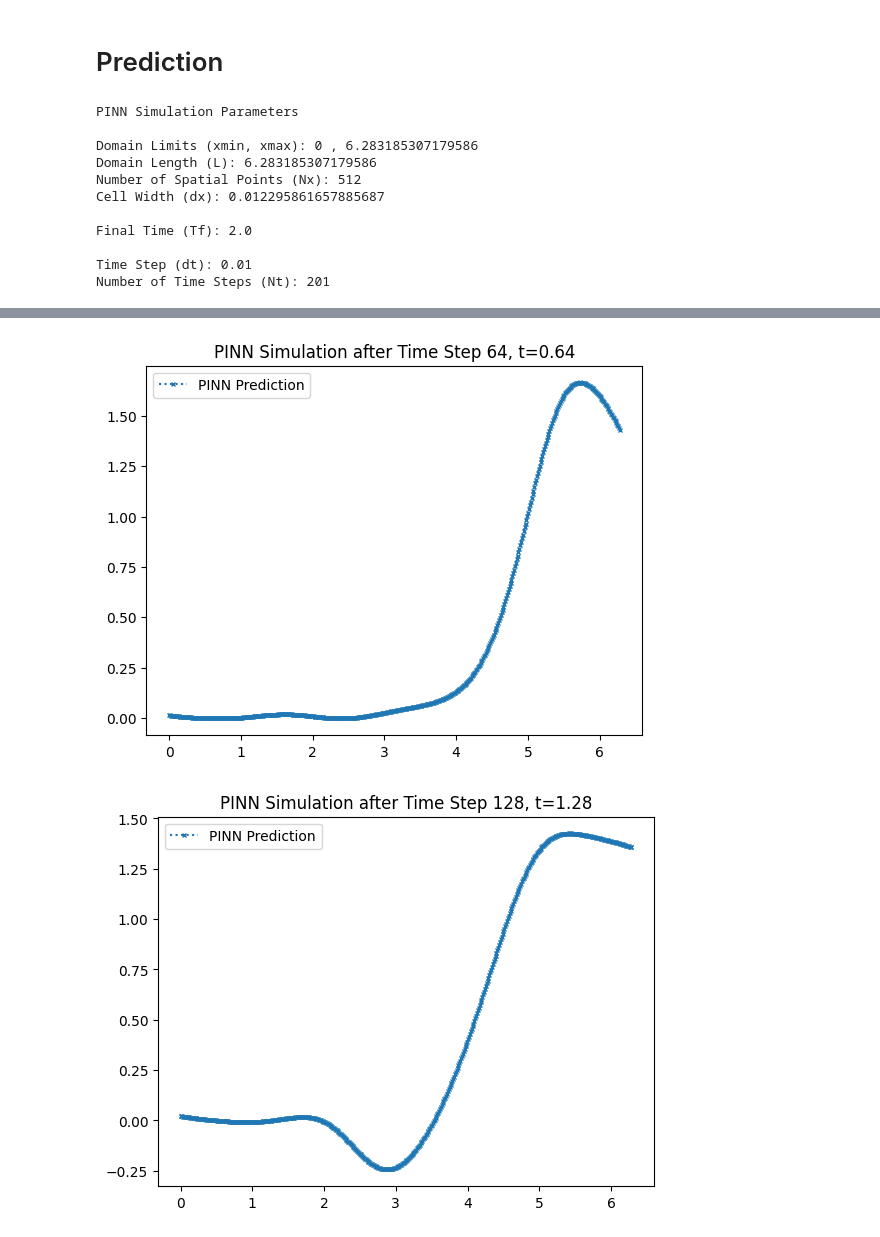
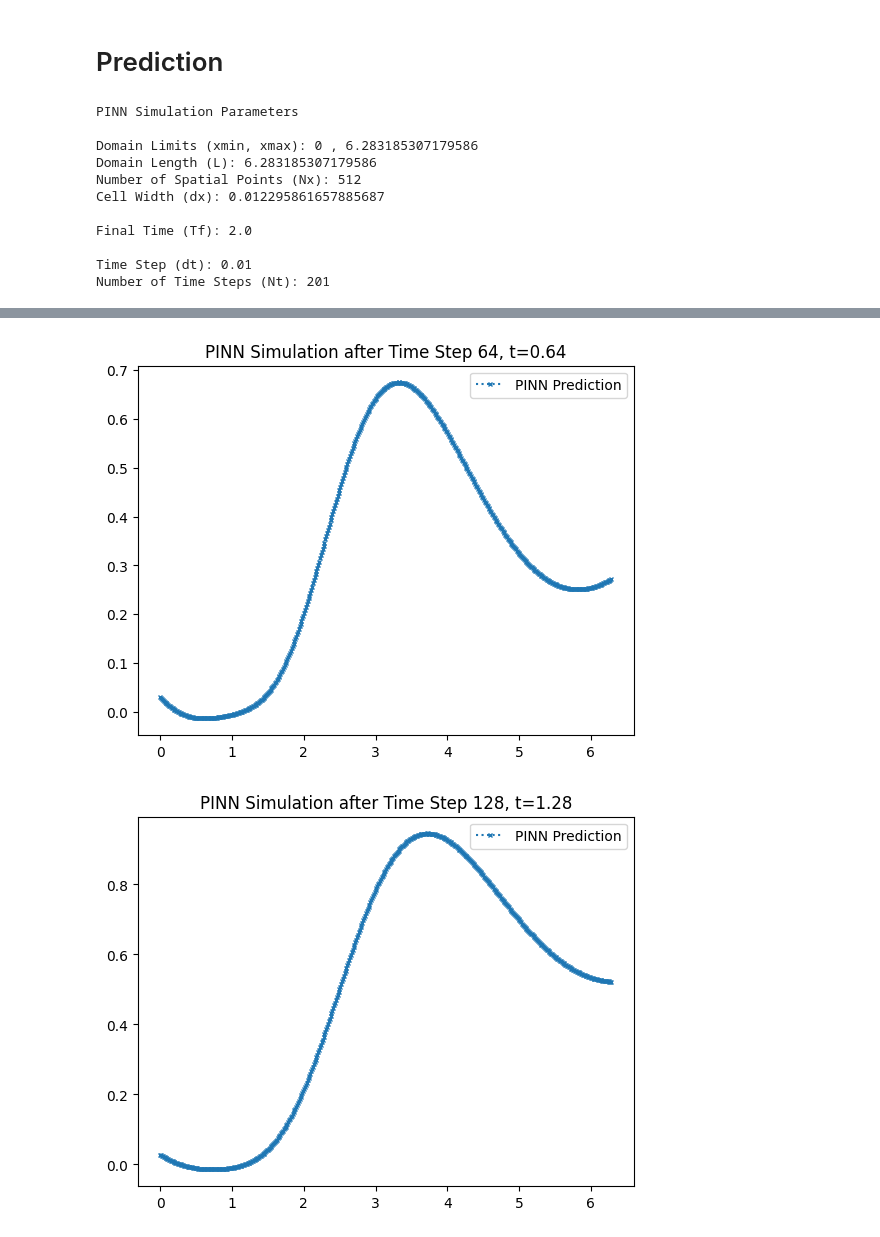
Before and after one commit to nishantak/numerical_sim_PINN, a Jupyter notebook: PINN_Kuramoto/pinn_solver.ipynb, the cells around one changed output, grey strips where cells are left out. Drawn from its saved outputs; the diff is of its cells as text; code cells hidden in the pictures.

```diff
--- a/PINN_Kuramoto/pinn_solver.ipynb
+++ b/PINN_Kuramoto/pinn_solver.ipynb
@@ -218,7 +218,7 @@ class PINN(nn.Module):
 
         inputs = torch.cat([t_, x_], dim=1)
         for layer in self.layers[:-1]:
-            inputs = torch.sin(layer(inputs))      # sine activation
+            inputs = torch.tanh(layer(inputs))      # softplus activation
         output = self.layers[-1](inputs)
 
         return output
@@ -241,10 +241,11 @@ class PINN(nn.Module):
         ones = torch.ones_like(u)
 
         u_t = torch.autograd.grad(u, t_tensor, grad_outputs=ones, create_graph=True)[0]
-        fu_x = torch.autograd.grad(flux(u), x_tensor, grad_outputs=ones, create_graph=True)[0]
+        # fu_x = torch.autograd.grad(flux(u), x_tensor, grad_outputs=ones, create_graph=True)[0]
+        fu_x = flux(u)
 
         # residual = u_t + (-k*V(u)*u)_x
-        return u_t + fu_x
+        return u_t - fu_x
 
 
     def loss(self, x_tensor, t_tensor, u_0):
@@ -272,16 +273,17 @@ class PINN(nn.Module):
         u_0_pred = self.forward(_x, torch.zeros_like(_x))
         ic += torch.mean(torch.square(u_0_pred - u_0))
 
-        # Final step loss
-        if ex_data_exists:
-            fs += torch.mean(torch.square(u_pred[-1, :] - torch.as_tensor(uex[-1, :], device=device)))
+        # # Final step loss
+        # if ex_data_exists:
+        #     uf = self.forward(_x, torch.as_tensor(Tf).repeat(_x.shape).to(device))
+        #     fs += torch.mean(torch.square(uf - torch.as_tensor(uex[-1, :], device=device)))
 
-        total_loss = 1*res + 1*bc + 1*ic + 1*fs
+        total_loss = 1*res + 1*ic + 1*bc #+ 1*fs
 
         return total_loss, res, bc, ic, fs
 
 
-    def trainer(self, x_tensor, t_tensor, u_0, epochs=2048, lr=1e-4):
+    def trainer(self, x_tensor, t_tensor, u_0, epochs=10240, lr=1e-5):
         """
         Train the PINN using the provided data and physics constraints.
 
@@ -303,6 +305,7 @@ class PINN(nn.Module):
 
         loss_list = []
         for epoch in range(epochs):
+            model.train()
             optimizer.zero_grad()
 
             loss, res, bc, ic, fs = self.loss(t_tensor, x_tensor, u_0)
@@ -388,7 +359,8 @@ model.eval()
 with torch.no_grad():
     u_n = model(x, t).reshape(x_mesh.shape)
 
-out_file = open("simulation_data.txt", 'w')
+WRITE_FILE = "simulation_data.txt"
+out_file = open(WRITE_FILE, 'w')
 for time_step in range(len(_t)):
     write_data(out_file, u_n[time_step, :].detach().cpu().numpy().flatten())
 out_file.close()
@@ -412,2 +384,2 @@ Number of Time Steps (Nt): 201
-[figure, old version]
+[figure, new version]
-[figure, old version]
+[figure, new version]
```
Also changed, not shown: parts of 10 cells of this notebook, 3 other files.
